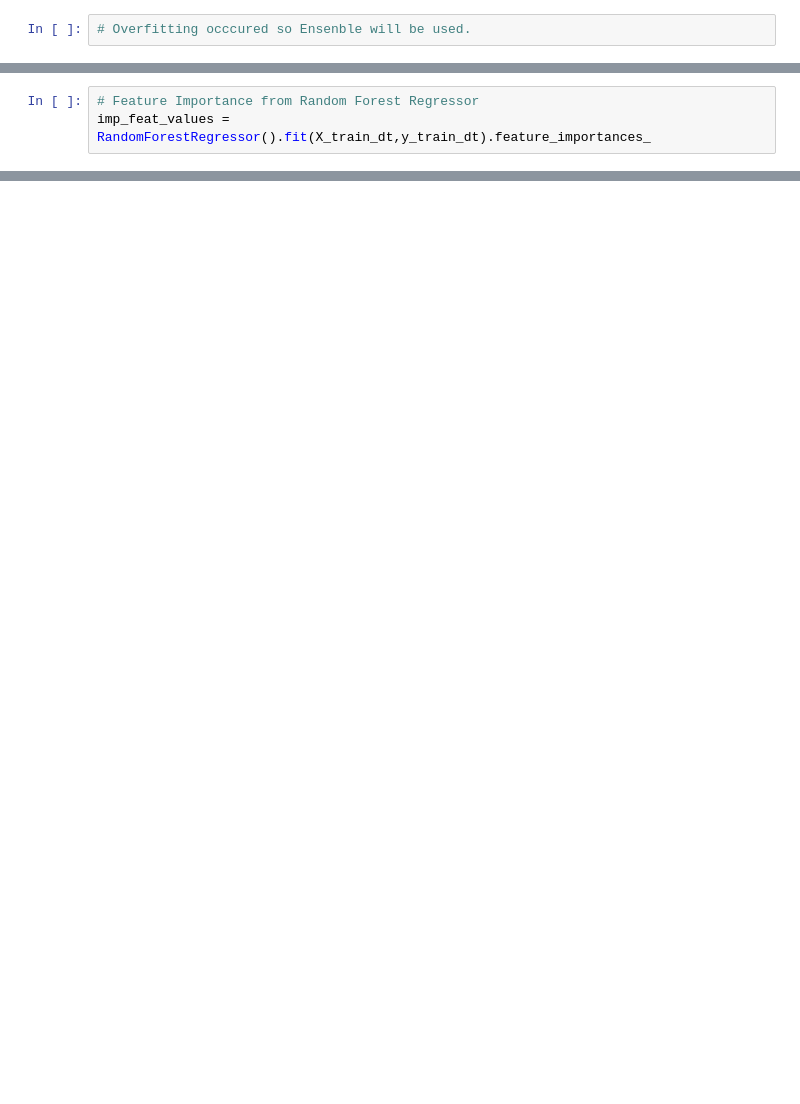
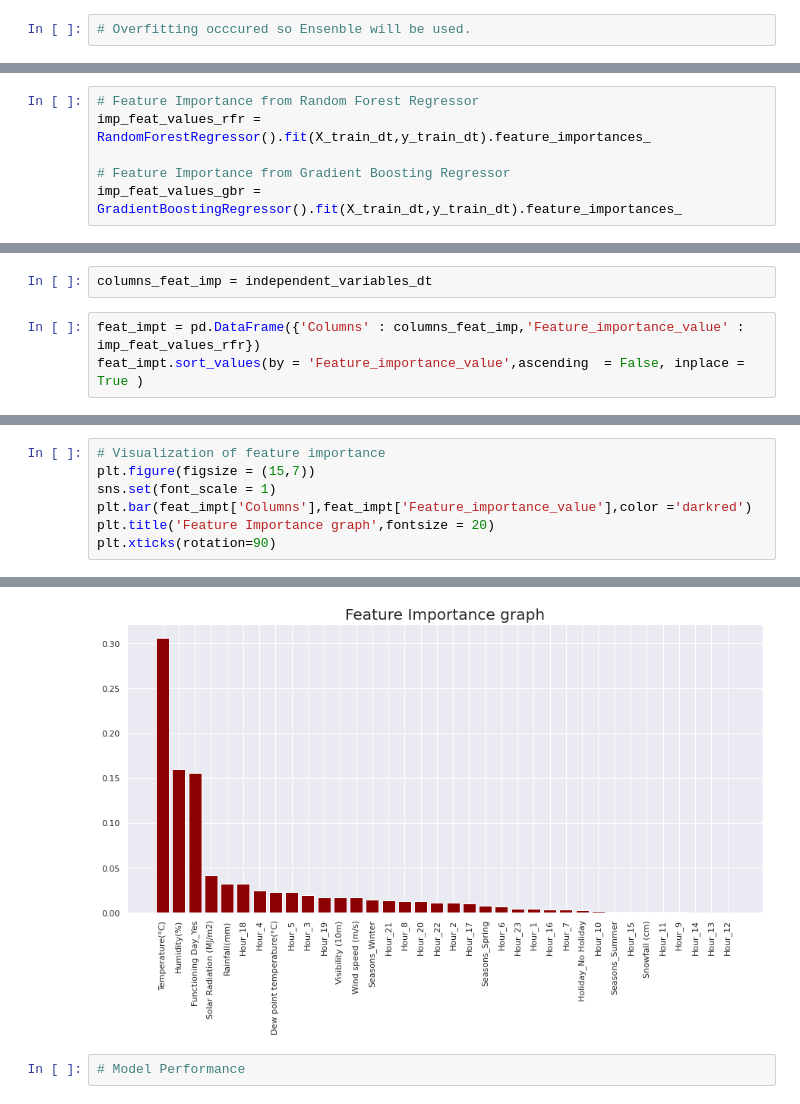
Before and after one commit to SethupathyM/Bike_Demand_Prediction, a Jupyter notebook: Bike_Demand_Prediction.ipynb, the cells around one changed output, grey strips where cells are left out. Saved outputs shown, nothing was run; the diff lists cells and outputs as text; blank space fills up the shorter version.

```diff
--- a/Bike_Demand_Prediction.ipynb
+++ b/Bike_Demand_Prediction.ipynb
@@ -675,3 +767,6 @@ for i in enumerate(lst_model):
 # %%
 # Feature Importance from Random Forest Regressor
-imp_feat_values = RandomForestRegressor().fit(X_train_dt,y_train_dt).feature_importances_
+imp_feat_values_rfr = RandomForestRegressor().fit(X_train_dt,y_train_dt).feature_importances_
+
+# Feature Importance from Gradient Boosting Regressor
+imp_feat_values_gbr = GradientBoostingRegressor().fit(X_train_dt,y_train_dt).feature_importances_
@@ -689,0 +785,5 @@ array([3.04189705e-01, 1.61886136e-01, 1.65244498e-02, 1.73744141e-02,
+# %%
+columns_feat_imp = independent_variables_dt
+# %%
+feat_impt = pd.DataFrame({'Columns' : columns_feat_imp,'Feature_importance_value' : imp_feat_values_rfr})
+feat_impt.sort_values(by = 'Feature_importance_value',ascending  = False, inplace = True )
@@ -689,0 +799,8 @@ array([3.04189705e-01, 1.61886136e-01, 1.65244498e-02, 1.73744141e-02,
+# %%
+# Visualization of feature importance
+plt.figure(figsize = (15,7))
+sns.set(font_scale = 1)
+plt.bar(feat_impt['Columns'],feat_impt['Feature_importance_value'],color ='darkred')
+plt.title('Feature Importance graph',fontsize = 20)
+plt.xticks(rotation=90)
+# %% [output]
@@ -689,0 +824,3 @@ array([3.04189705e-01, 1.61886136e-01, 1.65244498e-02, 1.73744141e-02,
+[figure, added]
+# %%
+# Model Performance
```
Also changed, not shown: parts of 29 cells of this notebook.
